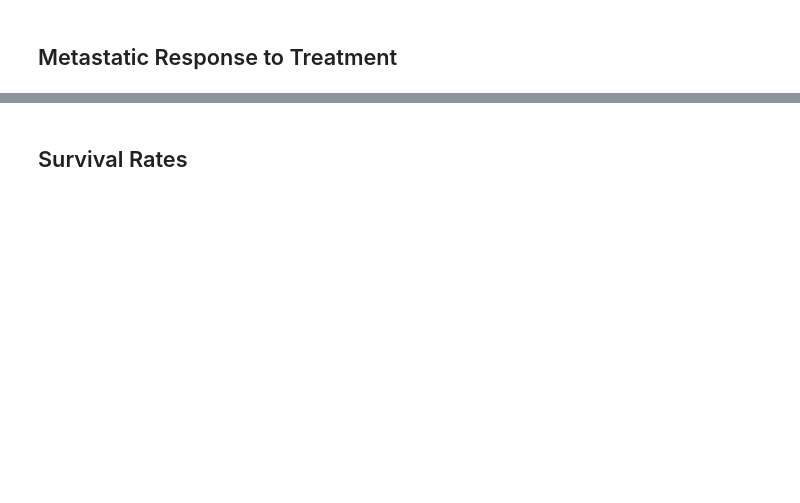
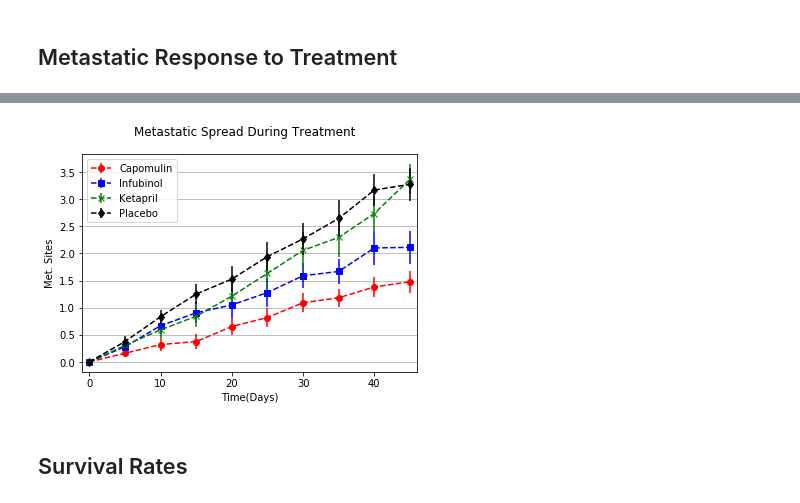
Before and after one commit to jeffreyb92/matplotlib-challenge, a Jupyter notebook: Pymaceuticals/pymaceuticals.ipynb, the cells around one changed output, grey strips where cells are left out. Cells and saved outputs as stored; diff of their text form; code cells hidden in the pictures; blank space fills up the shorter version.

```diff
--- a/Pymaceuticals/pymaceuticals.ipynb
+++ b/Pymaceuticals/pymaceuticals.ipynb
@@ -122,7 +171,12 @@ plt.show()
 ## Metastatic Response to Treatment
 # %%
 # Store the Mean Met. Site Data Grouped by Drug and Timepoint
+metatumor = mouse_clinical_reduced.groupby(['Drug','Timepoint'])
+metatumor['Metastatic Sites'].mean()
 
 # Convert to DataFrame
+meta_mean_df = pd.DataFrame(meantumor['Metastatic Sites'].mean())
+
 
 # Preview DataFrame
+meta_mean_df.head()
@@ -138,6 +191,10 @@ plt.show()
 # %%
-# Store the Standard Error associated with Met. Sites Grouped by Drug and Timepoint
+# Store the Standard Error associated with Metastatic Sites Grouped by Drug and Timepoint
+stderrmeta = mouse_clinical_reduced.groupby(['Drug','Timepoint'])
+stderrmeta['Metastatic Sites'].sem()
 
 # Convert to DataFrame
+stderr_meta = pd.DataFrame(stderrmeta['Metastatic Sites'].sem())
 
 # Preview DataFrame
+stderr_meta.head()
@@ -153,4 +209,12 @@ plt.show()
 # %%
 # Minor Data Munging to Re-Format the Data Frames
+tumor_meta_t = meta_mean_df.stack().unstack(level=0)
+tumor_meta_t = tumor_meta_t.reset_index(level=1)
+del tumor_meta_t['level_1']
 
+stderr_meta_t = stderr_meta.stack().unstack(level=0)
+stderr_meta_t = stderr_meta_t.reset_index(level=1)
+del stderr_meta_t['level_1']
 # Preview that Reformatting worked
+print(tumor_meta_t)
+stderr_meta_t
@@ -174,3 +246,40 @@ plt.show()
+# %%
+# Generate the Plot (with Error Bars)
+fig, ax = plt.subplots()
+# print(stderr_t['Capomulin'])
+x_axis = list(tumor_meta_t.index)
+y_axis = [s for s in tumor_meta_t['Capomulin']]
+stderr = [s for s in stderr_meta_t['Capomulin']]
+
+y_axis_inf = [s for s in tumor_meta_t['Infubinol']]
+stderr_inf = [s for s in stderr_meta_t['Infubinol']]
+
+y_axis_ket = [s for s in tumor_meta_t['Ketapril']]
+stderr_ket = [s for s in stderr_meta_t['Ketapril']]
+
+y_axis_pla = [s for s in tumor_meta_t['Placebo']]
+stderr_pla = [s for s in stderr_meta_t['Placebo']]
+
+# print(stderr)
+ax.errorbar(x_axis,y_axis,stderr,fmt='o',ls='--', color='r',label = 'Capomulin')
+ax.errorbar(x_axis,y_axis_inf,stderr_inf,fmt='s',ls='--', color='b',label = 'Infubinol')
+ax.errorbar(x_axis,y_axis_ket,stderr_ket,fmt='x',ls='--', color='g',label = 'Ketapril')
+ax.errorbar(x_axis,y_axis_pla,stderr_pla,fmt='d',ls='--', color='black',label = 'Placebo')
+
+ax.legend(loc='best')
+ax.hlines(y=[0.0,0.5,1.0,1.5,2.0,2.5,3.0,3.5],xmin=-1,xmax=46,linewidth=1,alpha=0.25)
+
+
+ax.set_xlim(-1, max(x_axis) + 1)
+
+ax.set_xlabel("Time(Days)")
+ax.set_ylabel("Met. Sites")
+fig.suptitle('Metastatic Spread During Treatment')
+# Save the Figure
+plt.savefig('Images/tumormeta.png')
+plt.show()
+# %% [output]
+[figure, added]
 # %% [markdown]
 ## Survival Rates
 # %%
```
Also changed, not shown: parts of 22 cells of this notebook, 3 other files.
